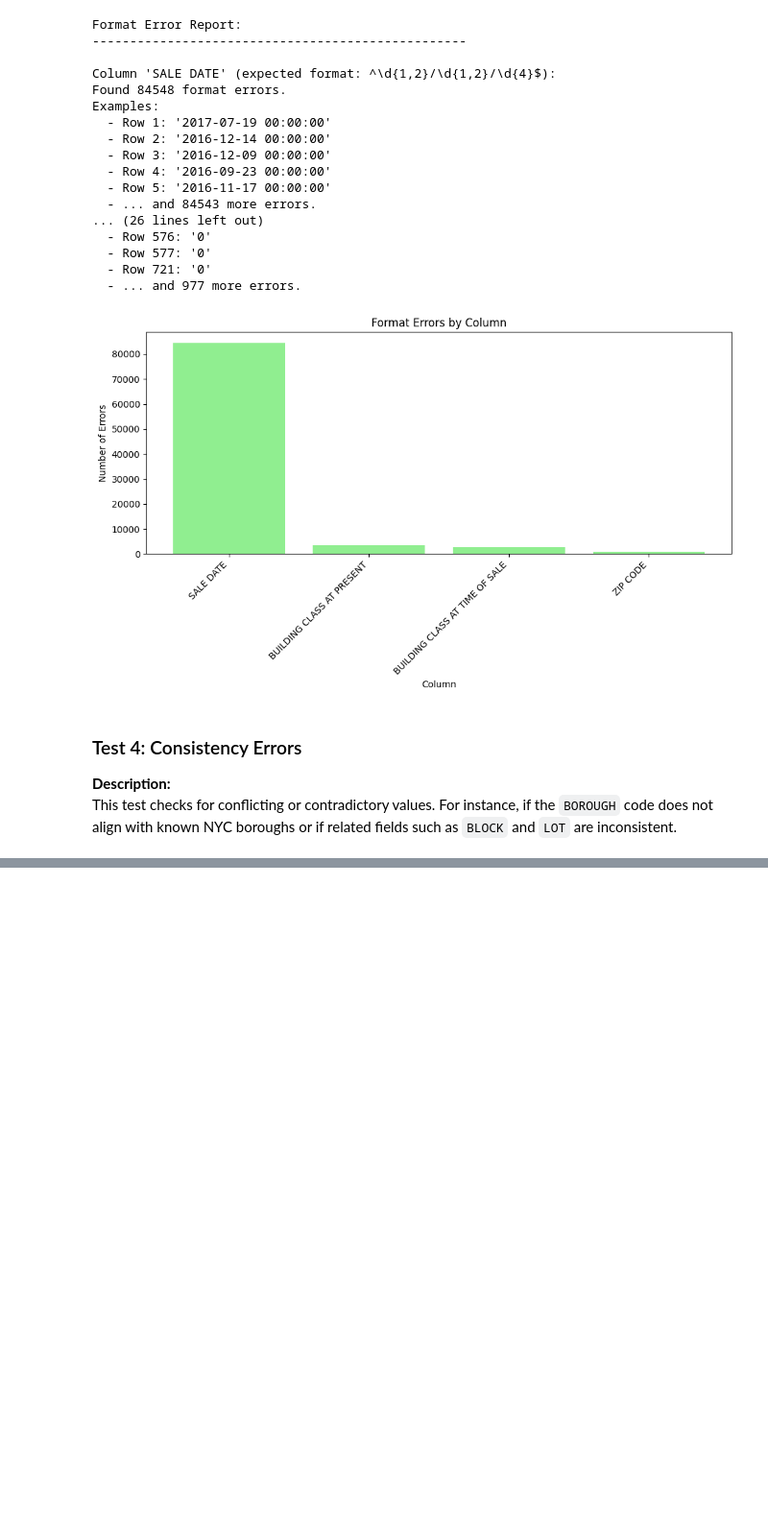
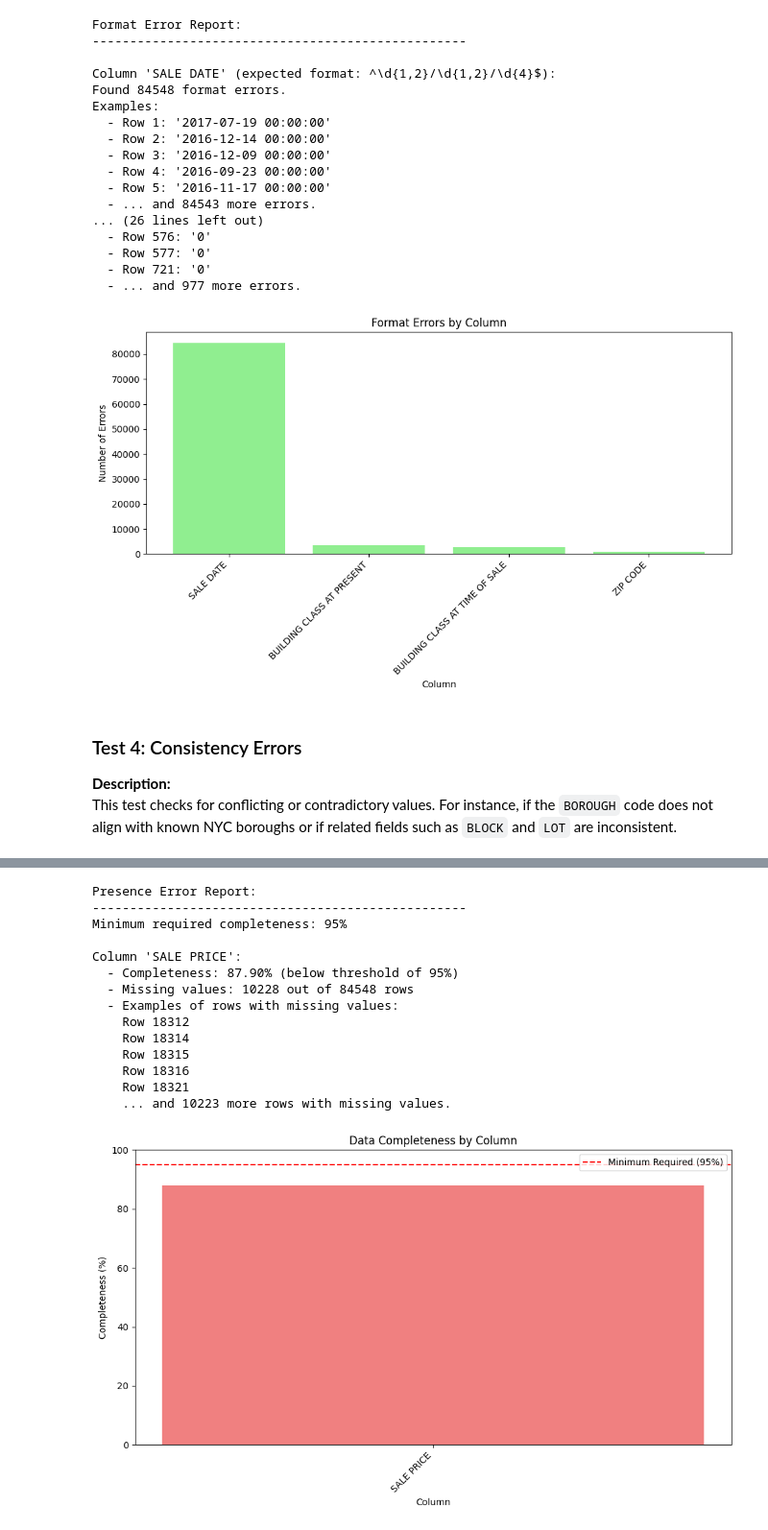
Before and after one commit to ObayAlshaer/CSI4142_Assignment-2, a Jupyter notebook: Dataset1/Dataset1.ipynb, the cells around one changed output, grey strips where cells are left out. Shown at 96% size. Drawn from its saved outputs; the diff is of its cells as text; code cells hidden in the pictures; blank space fills up the shorter version.

```diff
--- a/Dataset1/Dataset1.ipynb
+++ b/Dataset1/Dataset1.ipynb
@@ -673,0 +808,18 @@ Examples:
+# %%
+# PARAMETERS FOR THE CHECKER
+# Please enter the various attributes below to perform the test:
+# List all columns where values should be present (not null or empty)
+required_columns = [
+    'BOROUGH',
+    'BLOCK',
+    'LOT',
+    'SALE DATE',
+    'SALE PRICE',
+    'ADDRESS'
+]
+
+# Define acceptable empty values
+empty_values = [None, np.nan, '', '0', 0]
+
+# Minimum required completeness percentage (0-100)
+min_completeness = 95  # At least 95% of values should be present
@@ -673,0 +880,58 @@ Examples:
+# %%
+# RESULTS
+# Generate report
+print("Presence Error Report:")
+print("-" * 50)
+
+if not presence_errors:
+    print("No presence errors found. All required columns meet the minimum completeness threshold.")
+else:
+    print(f"Minimum required completeness: {min_completeness}%")
+
+    for column, error_info in presence_errors.items():
+        empty_count = error_info['empty_count']
+        completeness = error_info['completeness']
+        missing_indices = error_info['missing_indices']
+
+        print(f"\nColumn '{column}':")
+        print(f"  - Completeness: {completeness:.2f}% (below threshold of {min_completeness}%)")
+        print(f"  - Missing values: {empty_count} out of {len(df)} rows")
+        print("  - Examples of rows with missing values:")
+        for i, idx in enumerate(missing_indices[:5]):  # Show first 5 examples
+            print(f"    Row {idx+1}")
+        if len(missing_indices) > 5:
+            print(f"    ... and {len(missing_indices)-5} more rows with missing values.")
+
+    # Create a bar chart of completeness percentages
+    plt.figure(figsize=(10, 6))
+    columns = list(presence_errors.keys())
+    completeness_values = [100 - (error_info['empty_count'] / len(df) * 100) for error_info in presence_errors.values()]
+
+    bars = plt.bar(columns, completeness_values, color='lightcoral')
+    plt.axhline(y=min_completeness, color='red', linestyle='--', label=f'Minimum Required ({min_completeness}%)')
+
+    plt.title('Data Completeness by Column')
+    plt.xlabel('Column')
+    plt.ylabel('Completeness (%)')
+    plt.xticks(rotation=45, ha='right')
+    plt.ylim(0, 100)
+    plt.legend()
+
+    plt.tight_layout()
+    plt.show()
+# %% [output]
+Presence Error Report:
+--------------------------------------------------
+Minimum required completeness: 95%
+
+Column 'SALE PRICE':
+  - Completeness: 87.90% (below threshold of 95%)
+  - Missing values: 10228 out of 84548 rows
+  - Examples of rows with missing values:
+    Row 18312
+    Row 18314
+    Row 18315
+    Row 18316
+    Row 18321
+    ... and 10223 more rows with missing values.
+[figure, added]
```
Also changed, not shown: parts of 11 cells of this notebook.
